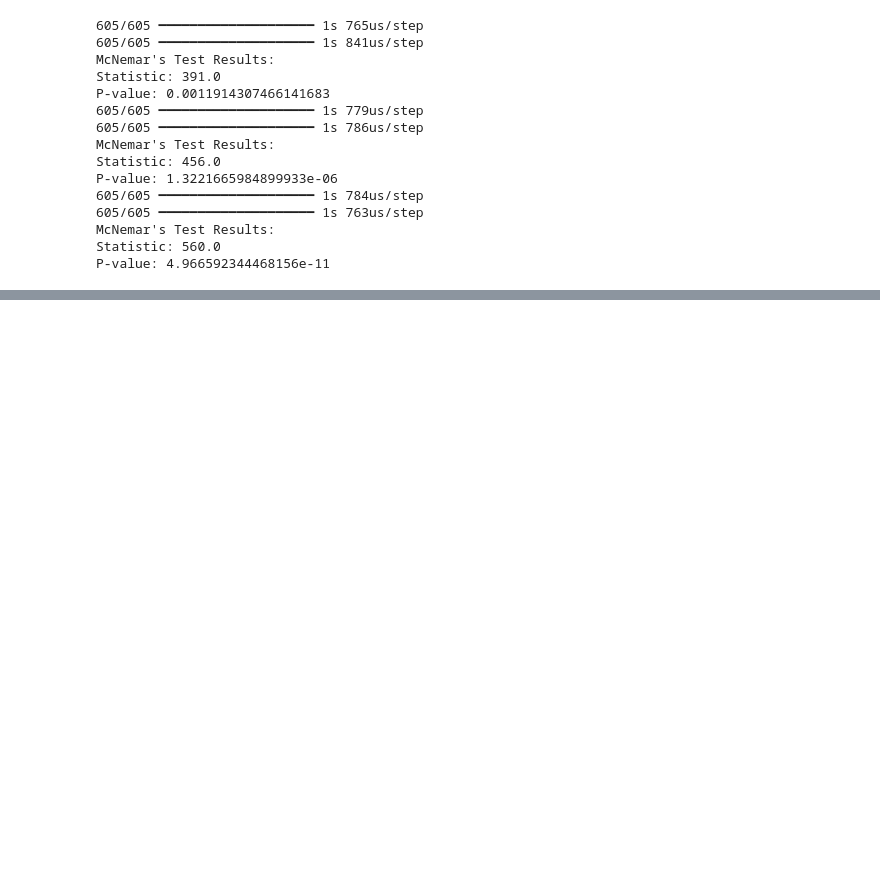
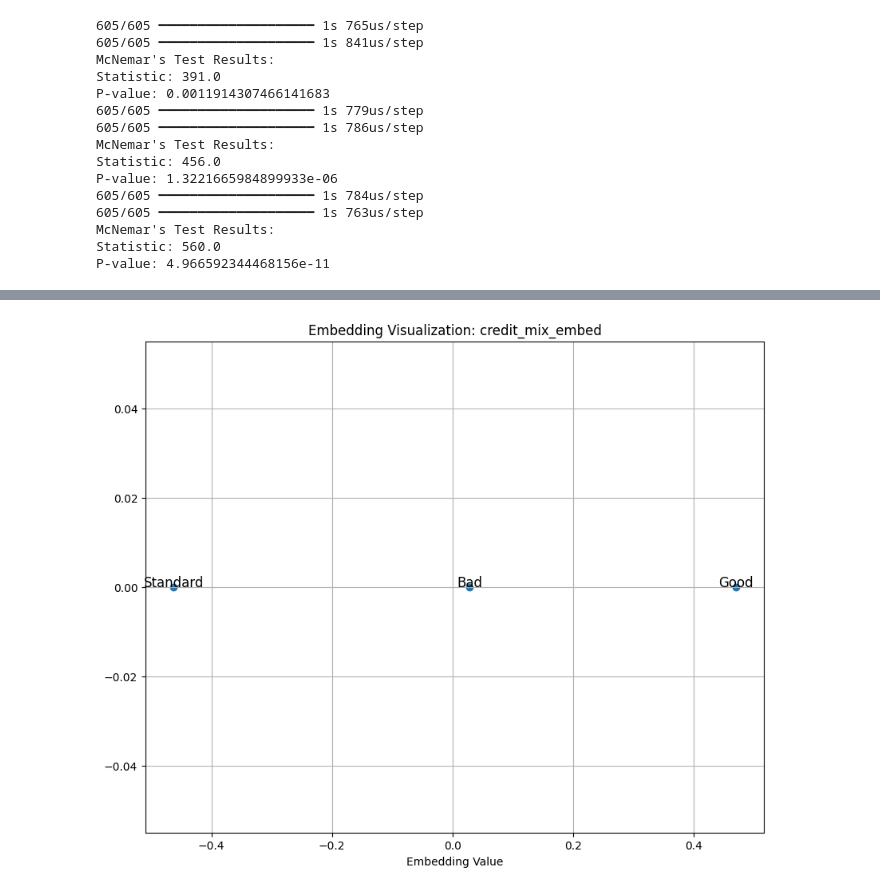
Before and after one commit to colew658/wide_and_deep_nn, a Jupyter notebook: credit_score_nn.ipynb, the cells around one changed output, grey strips where cells are left out. Drawn from its saved outputs; the diff is of its cells as text; code cells hidden in the pictures; blank space fills up the shorter version.

```diff
--- a/credit_score_nn.ipynb
+++ b/credit_score_nn.ipynb
@@ -813,0 +912,6 @@ P-value: 4.966592344468156e-11
+# %%
+visualize_embeddings(
+    model3, "credit_mix_embed", feature_space, "credit_mix"
+)
+# %% [output]
+[figure, added]
```
Also changed, not shown: parts of 11 cells of this notebook.
